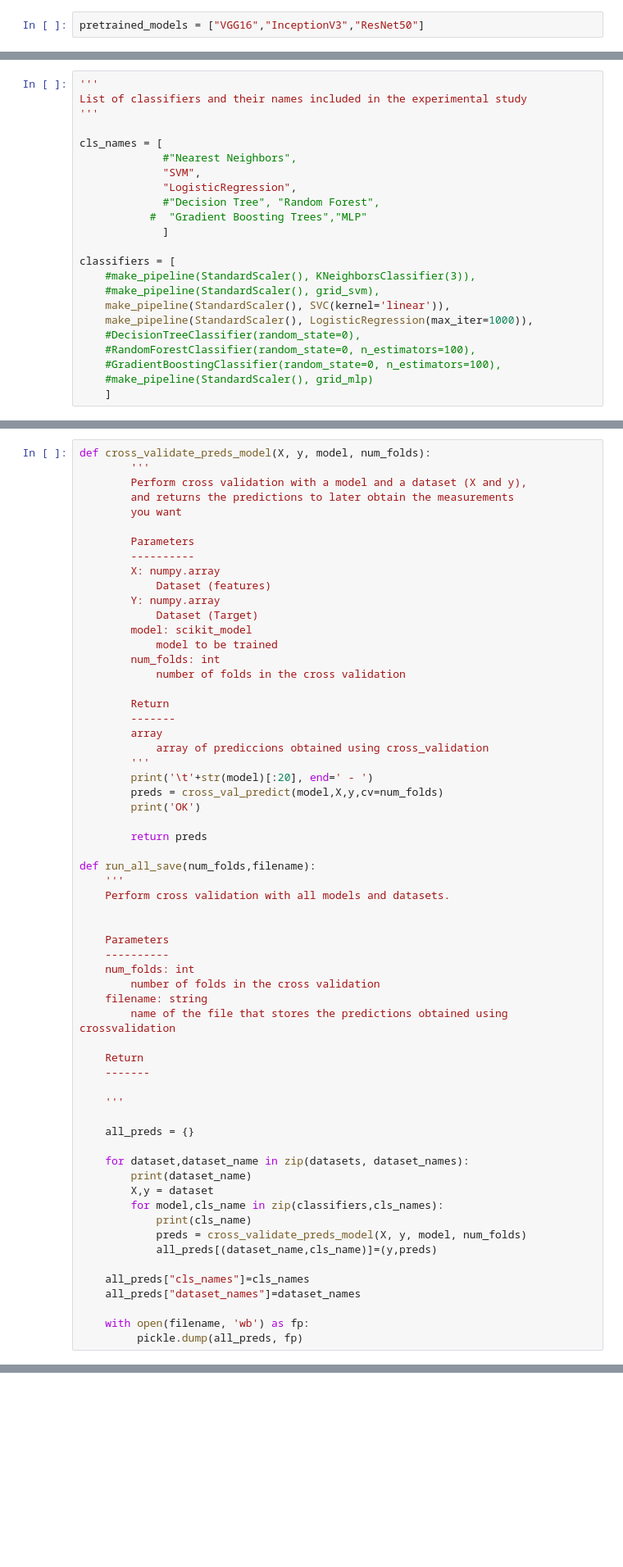
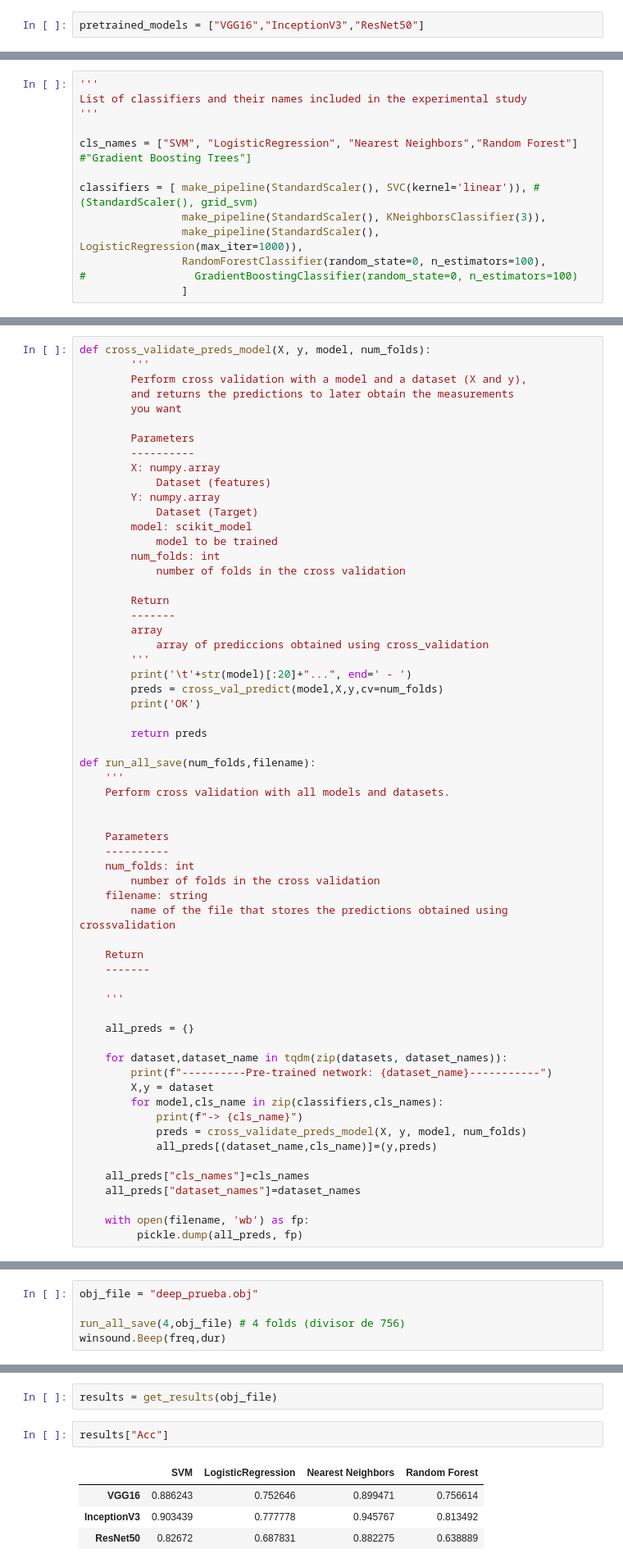
Before and after one commit to dbo1001/UBU-TFG-iris_classifier, a Jupyter notebook: notebooks/#8 Feature extraction v2.ipynb, the cells around one changed output, grey strips where cells are left out. Shown at 82% size. Saved outputs shown, nothing was run; the diff lists cells and outputs as text; blank space fills up the shorter version.

```diff
--- a/notebooks/#8 Feature extraction v2.ipynb
+++ b/notebooks/#8 Feature extraction v2.ipynb
@@ -311,21 +326,11 @@ grid_mlp = GridSearchCV(MLPClassifier(max_iter=1000,
 List of classifiers and their names included in the experimental study
 '''
 
-cls_names = [
-             #"Nearest Neighbors",
-             "SVM",
-             "LogisticRegression",
-             #"Decision Tree", "Random Forest",
-           #  "Gradient Boosting Trees","MLP"
-             ]
+cls_names = ["SVM", "LogisticRegression", "Nearest Neighbors","Random Forest"] #"Gradient Boosting Trees"]
 
-classifiers = [
-    #make_pipeline(StandardScaler(), KNeighborsClassifier(3)),
-    #make_pipeline(StandardScaler(), grid_svm),
-    make_pipeline(StandardScaler(), SVC(kernel='linear')),
-    make_pipeline(StandardScaler(), LogisticRegression(max_iter=1000)),
-    #DecisionTreeClassifier(random_state=0),
-    #RandomForestClassifier(random_state=0, n_estimators=100),
-    #GradientBoostingClassifier(random_state=0, n_estimators=100),
-    #make_pipeline(StandardScaler(), grid_mlp)
-    ]
+classifiers = [ make_pipeline(StandardScaler(), SVC(kernel='linear')), #(StandardScaler(), grid_svm)
+                make_pipeline(StandardScaler(), KNeighborsClassifier(3)),
+                make_pipeline(StandardScaler(), LogisticRegression(max_iter=1000)),
+                RandomForestClassifier(random_state=0, n_estimators=100),
+#                 GradientBoostingClassifier(random_state=0, n_estimators=100)
+                ]
@@ -352,7 +359,7 @@ def cross_validate_preds_model(X, y, model, num_folds):
         array
             array of prediccions obtained using cross_validation
         '''
-        print('\t'+str(model)[:20], end=' - ')
+        print('\t'+str(model)[:20]+"...", end=' - ')
         preds = cross_val_predict(model,X,y,cv=num_folds)
         print('OK')
 
@@ -377,11 +384,11 @@ def run_all_save(num_folds,filename):
 
     all_preds = {}
 
-    for dataset,dataset_name in zip(datasets, dataset_names):
-        print(dataset_name)
+    for dataset,dataset_name in tqdm(zip(datasets, dataset_names)):
+        print(f"----------Pre-trained network: {dataset_name}-----------")
         X,y = dataset
         for model,cls_name in zip(classifiers,cls_names):
-            print(cls_name)
+            print(f"-> {cls_name}")
             preds = cross_validate_preds_model(X, y, model, num_folds)
             all_preds[(dataset_name,cls_name)]=(y,preds)
 
@@ -415,0 +400,5 @@ OK
+# %%
+obj_file = "deep_prueba.obj"
+
+run_all_save(4,obj_file) # 4 folds (divisor de 756)
+winsound.Beep(freq,dur)
@@ -415,0 +655,9 @@ OK
+# %%
+results = get_results(obj_file)
+# %%
+results["Acc"]
+# %% [output]
+|  | SVM | LogisticRegression | Nearest Neighbors | Random Forest |
+| VGG16 | 0.886243 | 0.752646 | 0.899471 | 0.756614 |
+| InceptionV3 | 0.903439 | 0.777778 | 0.945767 | 0.813492 |
+| ResNet50 | 0.82672 | 0.687831 | 0.882275 | 0.638889 |
```
Also changed, not shown: parts of 42 cells of this notebook, 1 other file.
